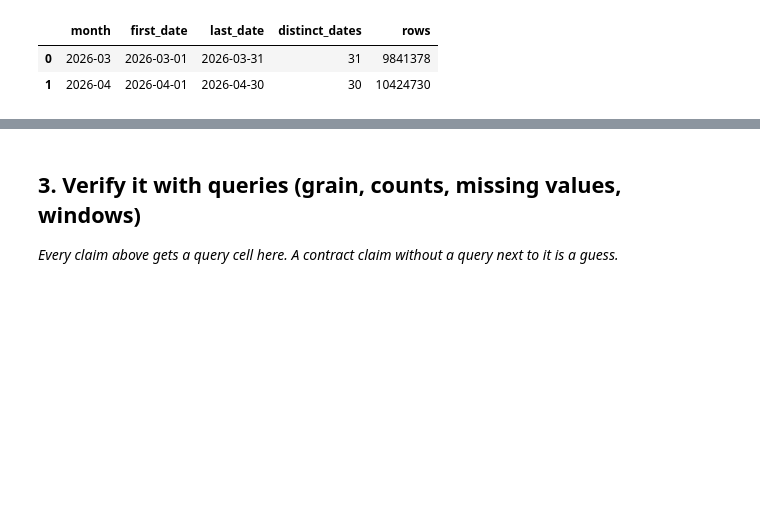
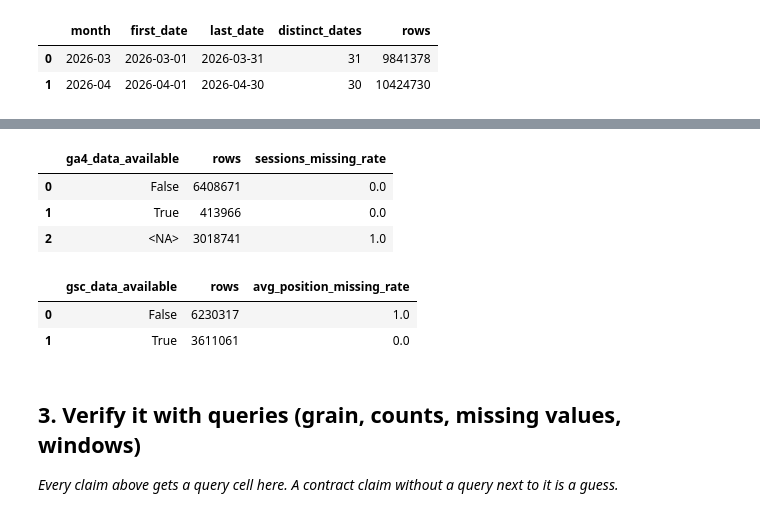
Before and after one commit to lakeshkumarkhatri/flyrank-ml, a Jupyter notebook: work/notebooks/w03_data_contract.ipynb, the cells around one changed output, grey strips where cells are left out. Saved outputs shown, nothing was run; the diff lists cells and outputs as text; code cells hidden in the pictures; blank space fills up the shorter version.

```diff
--- a/work/notebooks/w03_data_contract.ipynb
+++ b/work/notebooks/w03_data_contract.ipynb
@@ -117,3 +274,48 @@ window_check
+# %%
+ga4_check = con.sql(f"""
+    SELECT
+        ga4_data_available,
+        COUNT(*) AS rows,
+        AVG(CASE WHEN ga4_sessions IS NULL THEN 1.0 ELSE 0 END)
+            AS sessions_missing_rate
+    FROM read_parquet(
+        '{rel}/fact_content_daily_performance/**/*.parquet'
+    )
+    WHERE month = '2026-03'
+    GROUP BY ga4_data_available
+    ORDER BY ga4_data_available
+""").df()
+
+ga4_check
+# %% [output]
+|  | ga4_data_available | rows | sessions_missing_rate |
+| 0 | False | 6408671 | 0.0 |
+| 1 | True | 413966 | 0.0 |
+| 2 | <NA> | 3018741 | 1.0 |
+# %%
+gsc_check = con.sql(f"""
+    SELECT
+        gsc_data_available,
+        COUNT(*) AS rows,
+        AVG(
+            CASE
+                WHEN gsc_avg_position IS NULL THEN 1.0
+                ELSE 0
+            END
+        ) AS avg_position_missing_rate
+    FROM read_parquet(
+        '{rel}/fact_content_daily_performance/**/*.parquet'
+    )
+    WHERE month = '2026-03'
+    GROUP BY gsc_data_available
+    ORDER BY gsc_data_available
+""").df()
+
+gsc_check
+# %% [output]
+|  | gsc_data_available | rows | avg_position_missing_rate |
+| 0 | False | 6230317 | 1.0 |
+| 1 | True | 3611061 | 0.0 |
 # %%
 # This cell is for CODE (numbers, a query, a check).
 # Write your text answer in the cell ABOVE this one — typing sentences here breaks Run All.
```
Also changed, not shown: parts of 6 cells of this notebook.
